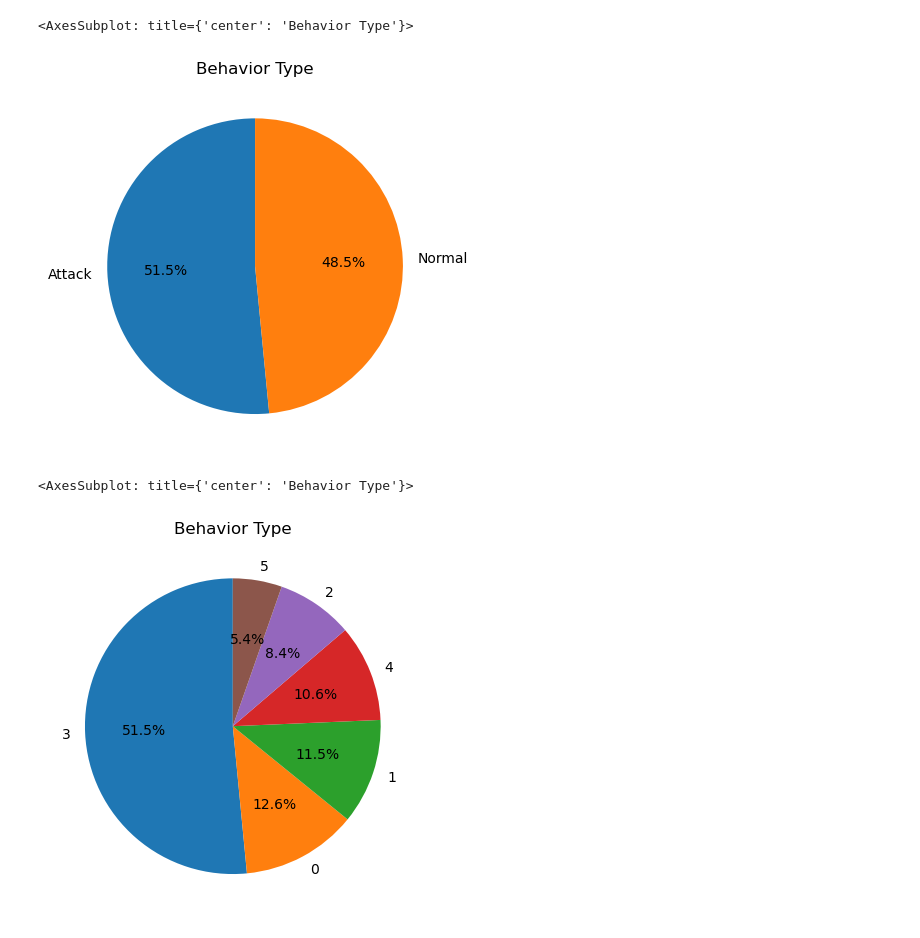
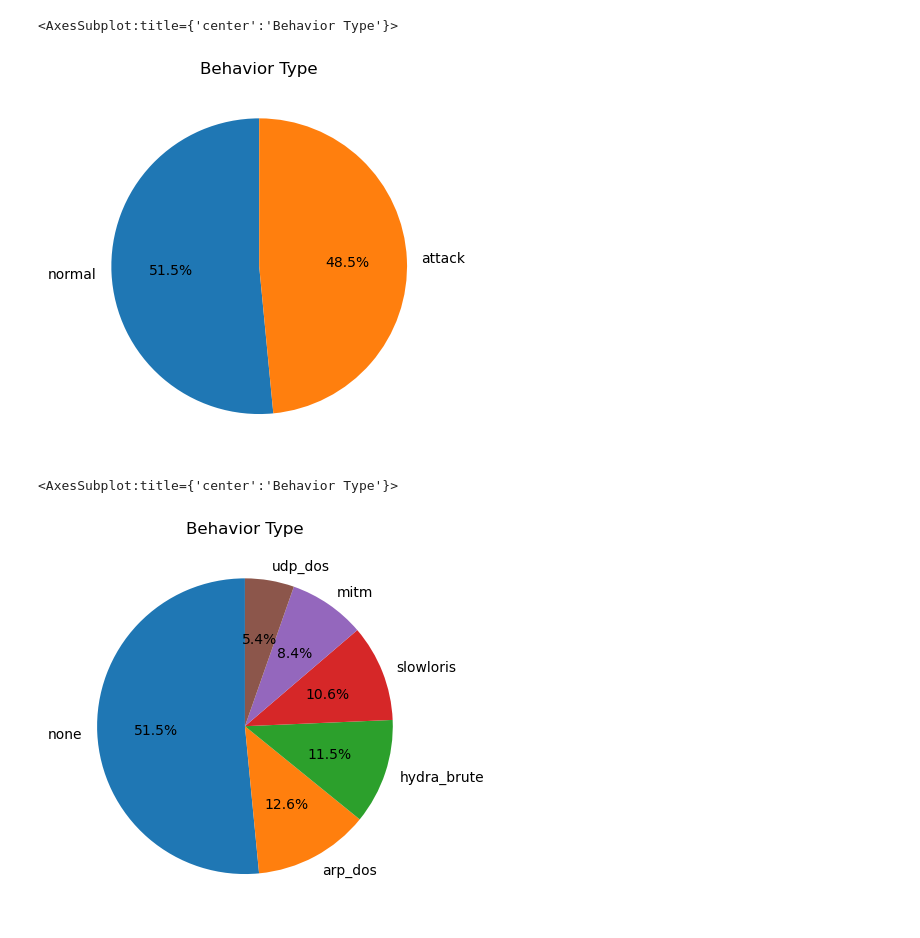
Before and after one commit to arisingh8/CCD-datasets-ML, a Jupyter notebook: eda_inid.ipynb, the cells around one changed output. Saved outputs shown, nothing was run; the diff lists cells and outputs as text; code cells hidden in the pictures.

```diff
--- a/eda_inid.ipynb
+++ b/eda_inid.ipynb
@@ -7,0 +5,17 @@ df2 = pd.read_csv("data/CCD-INIDv1/multiclass_data.csv")
+# %%
+df = pd.read_csv("data/merged_and_edited_dataset.csv",
+                    dtype={
+                        "src_ip": "string",
+                        "dst_ip": "string",
+                        "client_fingerprint": "string",
+                        "application_name": "string",
+                        "application_category_name": "string",
+                        "requested_server_name": "string",
+                        "atk_type": "string",
+                        "traffic_type": "string"
+                    }).drop([
+                        "Unnamed: 0",
+                        "server_fingerprint",
+                        "user_agent",
+                        "content_type"
+                    ], axis=1)
@@ -41,14 +74,14 @@ df.tail()
 # %%
-df["traffic_type"].map({0: "Normal", 1: "Attack"}).value_counts().plot(kind="pie", ylabel="", title="Behavior Type", autopct='%1.1f%%', startangle=90)
+df["traffic_type"].value_counts().plot(kind="pie", ylabel="", title="Behavior Type", autopct='%1.1f%%', startangle=90)
 # %% [output]
-<AxesSubplot: title={'center': 'Behavior Type'}>
+<AxesSubplot:title={'center':'Behavior Type'}>
-[figure, old version]
+[figure, new version]
 # %%
-attack = df2["atk_type"].value_counts()
+attack = df["atk_type"].value_counts()
 attack.plot(kind="pie", ylabel="", title="Behavior Type", autopct='%1.1f%%', startangle=90)
 # %% [output]
-<AxesSubplot: title={'center': 'Behavior Type'}>
+<AxesSubplot:title={'center':'Behavior Type'}>
-[figure, old version]
+[figure, new version]
 # %%
 df["expiration_id"].value_counts().plot(kind="pie", ylabel="", title="Expiration ID", autopct='%1.1f%%', startangle=90)
 # %% [output]
```
Also changed, not shown: parts of 14 cells of this notebook.
